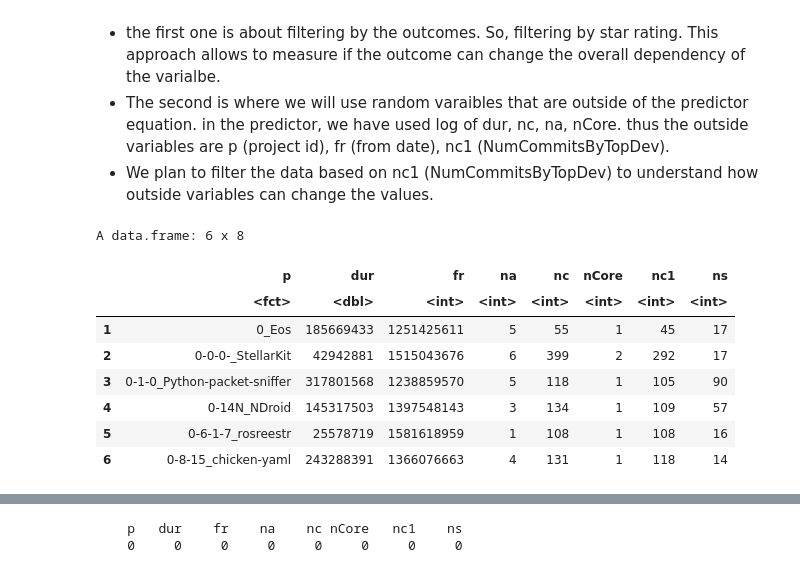
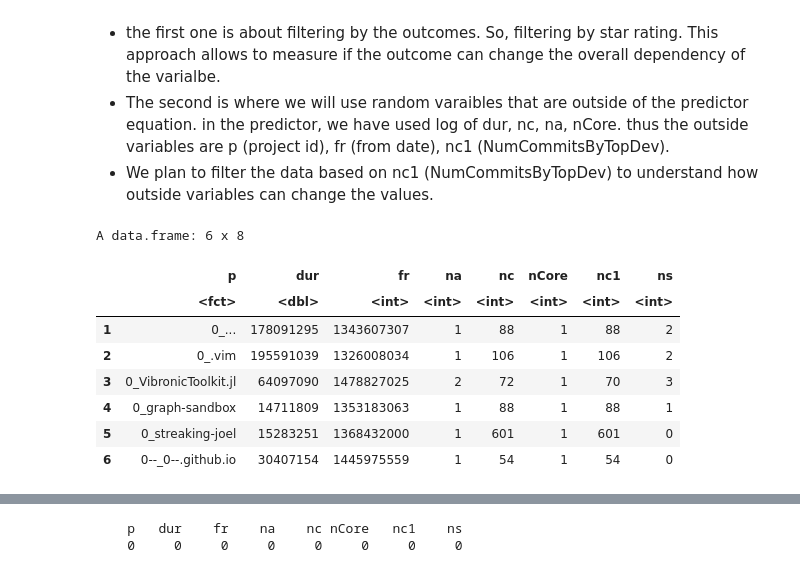
Before and after one commit to AddiMT/Assignments, a Jupyter notebook: StarAnalysis-Addi-nc1.ipynb, the cells around one changed output, grey strips where cells are left out. Cells and saved outputs as stored; diff of their text form; code cells hidden in the pictures.

```diff
--- a/StarAnalysis-Addi-nc1.ipynb
+++ b/StarAnalysis-Addi-nc1.ipynb
@@ -22,30 +22,30 @@ To model this quantity to understand what causes some projects to have more star
 # %%
 #------------------------------DATA EXTRACTION------------------------------
 library(dplyr)
 #Read data from the file and add the name for each of the columns
 library(data.table) #quick reading
 x=read.table("prjSU0",sep=";",quote="",comment.char="",nrows=100000) # 100K in scope
 names(x) = c("p","dur","fr","na","nc","nCore","nc1","ns")
 
 # filter by nc1 or ns
-data_frame_mod<-filter(x, ns>5) # what happens?
+data_frame_mod<-filter(x, nc1>50) # what happens?
 
 x <- data_frame_mod
 
 head(x) # Health check
 
 #ProjID, ProjDuration(sec), FromDate(sec,1970), NumAuthors,
 #NumCommits", NumCoreDevelopers", NumCommitsByTopDev, NumStar)
 # %% [output]
 A data.frame: 6 x 8
 |  | p | dur | fr | na | nc | nCore | nc1 | ns |
 |  | <fct> | <dbl> | <int> | <int> | <int> | <int> | <int> | <int> |
-| 1 | 0_Eos | 185669433 | 1251425611 | 5 | 55 | 1 | 45 | 17 |
-| 2 | 0-0-0-_StellarKit | 42942881 | 1515043676 | 6 | 399 | 2 | 292 | 17 |
-| 3 | 0-1-0_Python-packet-sniffer | 317801568 | 1238859570 | 5 | 118 | 1 | 105 | 90 |
-| 4 | 0-14N_NDroid | 145317503 | 1397548143 | 3 | 134 | 1 | 109 | 57 |
-| 5 | 0-6-1-7_rosreestr | 25578719 | 1581618959 | 1 | 108 | 1 | 108 | 16 |
-| 6 | 0-8-15_chicken-yaml | 243288391 | 1366076663 | 4 | 131 | 1 | 118 | 14 |
+| 1 | 0_... | 178091295 | 1343607307 | 1 | 88 | 1 | 88 | 2 |
+| 2 | 0_.vim | 195591039 | 1326008034 | 1 | 106 | 1 | 106 | 2 |
+| 3 | 0_VibronicToolkit.jl | 64097090 | 1478827025 | 2 | 72 | 1 | 70 | 3 |
+| 4 | 0_graph-sandbox | 14711809 | 1353183063 | 1 | 88 | 1 | 88 | 1 |
+| 5 | 0_streaking-joel | 15283251 | 1368432000 | 1 | 601 | 1 | 601 | 0 |
+| 6 | 0--_0--.github.io | 30407154 | 1445975559 | 1 | 54 | 1 | 54 | 0 |
 # %% [markdown]
 Health check for imported data
 ![Screenshot%202021-12-15%20at%2018.51.17.png](attachment:Screenshot%202021-12-15%20at%2018.51.17.png)
```
Also changed, not shown: parts of 9 cells of this notebook, 1 other file.
